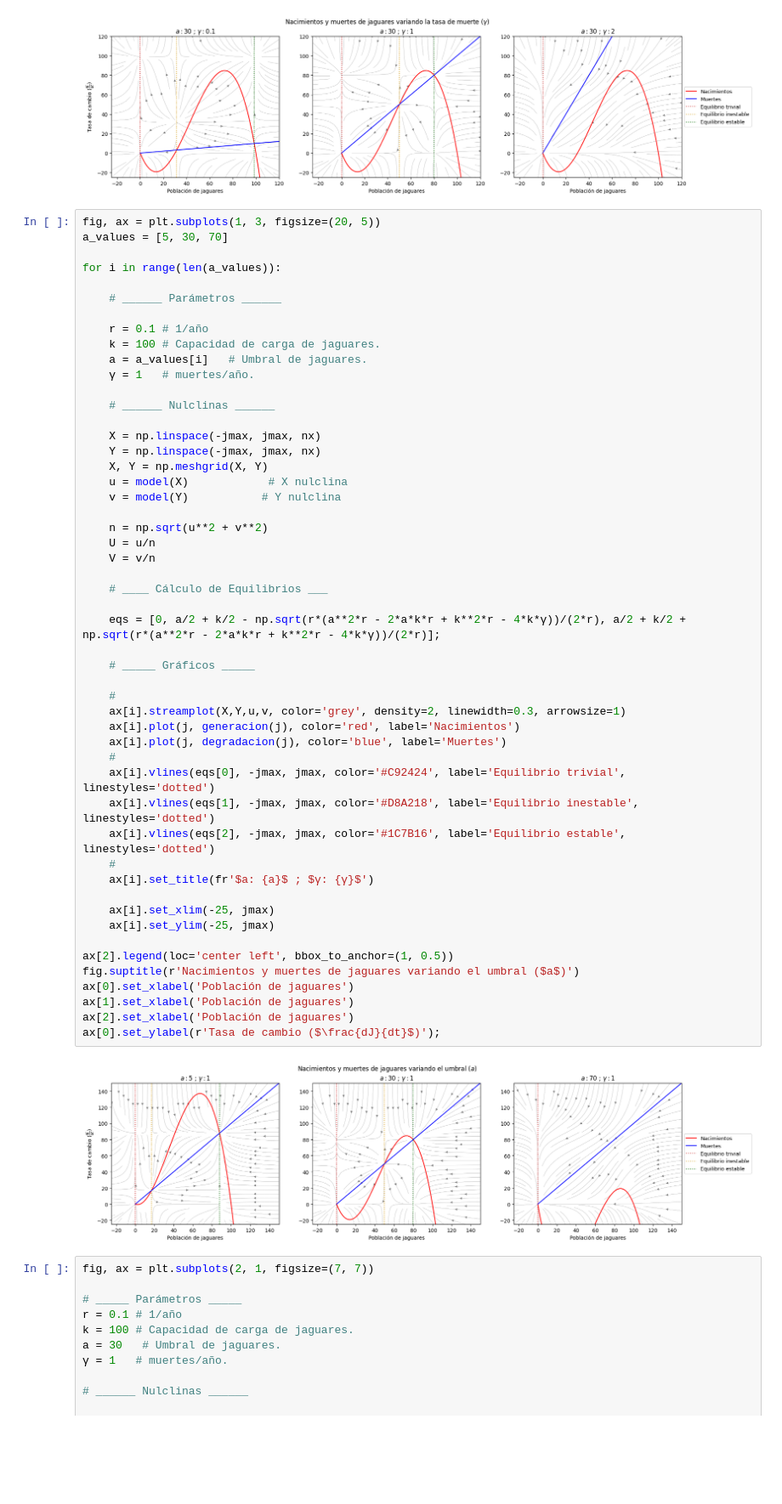
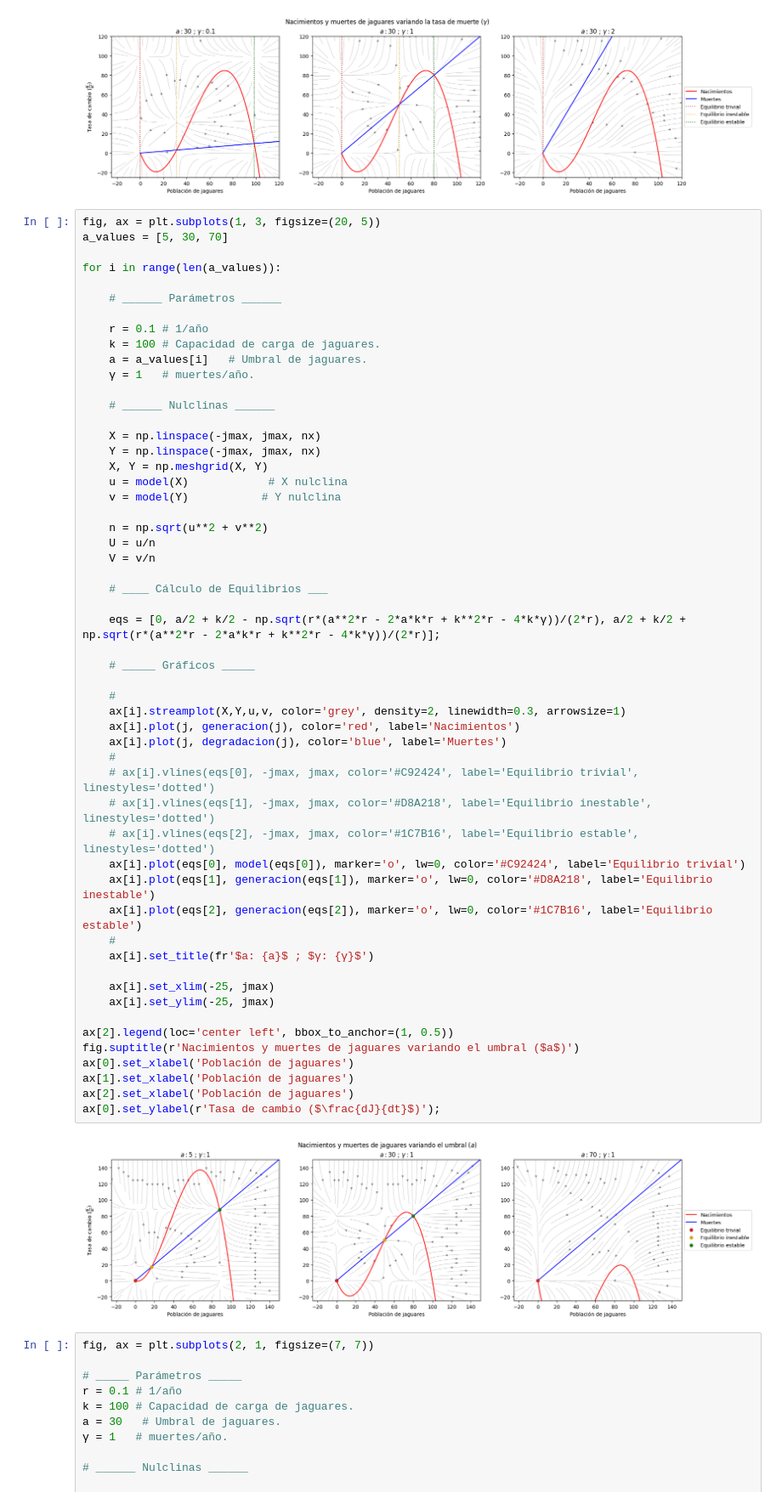
Before and after one commit to SergioPachonDotor/MAIM, a Jupyter notebook: Tarea_4/Punto_2.ipynb, the cells around one changed output. Shown at 85% size. Drawn from its saved outputs; the diff is of its cells as text; blank space fills up the shorter version.

```diff
--- a/Tarea_4/Punto_2.ipynb
+++ b/Tarea_4/Punto_2.ipynb
@@ -162,37 +162,40 @@ for i in range(len(a_values)):
     v = model(Y)           # Y nulclina
 
     n = np.sqrt(u**2 + v**2)
     U = u/n
     V = v/n
 
     # ____ Cálculo de Equilibrios ___
 
     eqs = [0, a/2 + k/2 - np.sqrt(r*(a**2*r - 2*a*k*r + k**2*r - 4*k*γ))/(2*r), a/2 + k/2 + np.sqrt(r*(a**2*r - 2*a*k*r + k**2*r - 4*k*γ))/(2*r)];
 
     # _____ Gráficos _____
 
     #
     ax[i].streamplot(X,Y,u,v, color='grey', density=2, linewidth=0.3, arrowsize=1)
     ax[i].plot(j, generacion(j), color='red', label='Nacimientos')
     ax[i].plot(j, degradacion(j), color='blue', label='Muertes')
     #
-    ax[i].vlines(eqs[0], -jmax, jmax, color='#C92424', label='Equilibrio trivial', linestyles='dotted')
-    ax[i].vlines(eqs[1], -jmax, jmax, color='#D8A218', label='Equilibrio inestable', linestyles='dotted')
-    ax[i].vlines(eqs[2], -jmax, jmax, color='#1C7B16', label='Equilibrio estable', linestyles='dotted')
+    # ax[i].vlines(eqs[0], -jmax, jmax, color='#C92424', label='Equilibrio trivial', linestyles='dotted')
+    # ax[i].vlines(eqs[1], -jmax, jmax, color='#D8A218', label='Equilibrio inestable', linestyles='dotted')
+    # ax[i].vlines(eqs[2], -jmax, jmax, color='#1C7B16', label='Equilibrio estable', linestyles='dotted')
+    ax[i].plot(eqs[0], model(eqs[0]), marker='o', lw=0, color='#C92424', label='Equilibrio trivial')
+    ax[i].plot(eqs[1], generacion(eqs[1]), marker='o', lw=0, color='#D8A218', label='Equilibrio inestable')
+    ax[i].plot(eqs[2], generacion(eqs[2]), marker='o', lw=0, color='#1C7B16', label='Equilibrio estable')
     #
     ax[i].set_title(fr'$a: {a}$ ; $γ: {γ}$')
 
     ax[i].set_xlim(-25, jmax)
     ax[i].set_ylim(-25, jmax)
 
 ax[2].legend(loc='center left', bbox_to_anchor=(1, 0.5))
 fig.suptitle(r'Nacimientos y muertes de jaguares variando el umbral ($a$)')
 ax[0].set_xlabel('Población de jaguares')
 ax[1].set_xlabel('Población de jaguares')
 ax[2].set_xlabel('Población de jaguares')
 ax[0].set_ylabel(r'Tasa de cambio ($\frac{dJ}{dt}$)');
 # %% [output]
-[figure, old version]
+[figure, new version]
 # %%
 fig, ax = plt.subplots(2, 1, figsize=(7, 7))
 
```
Also changed, not shown: 1 other file.
